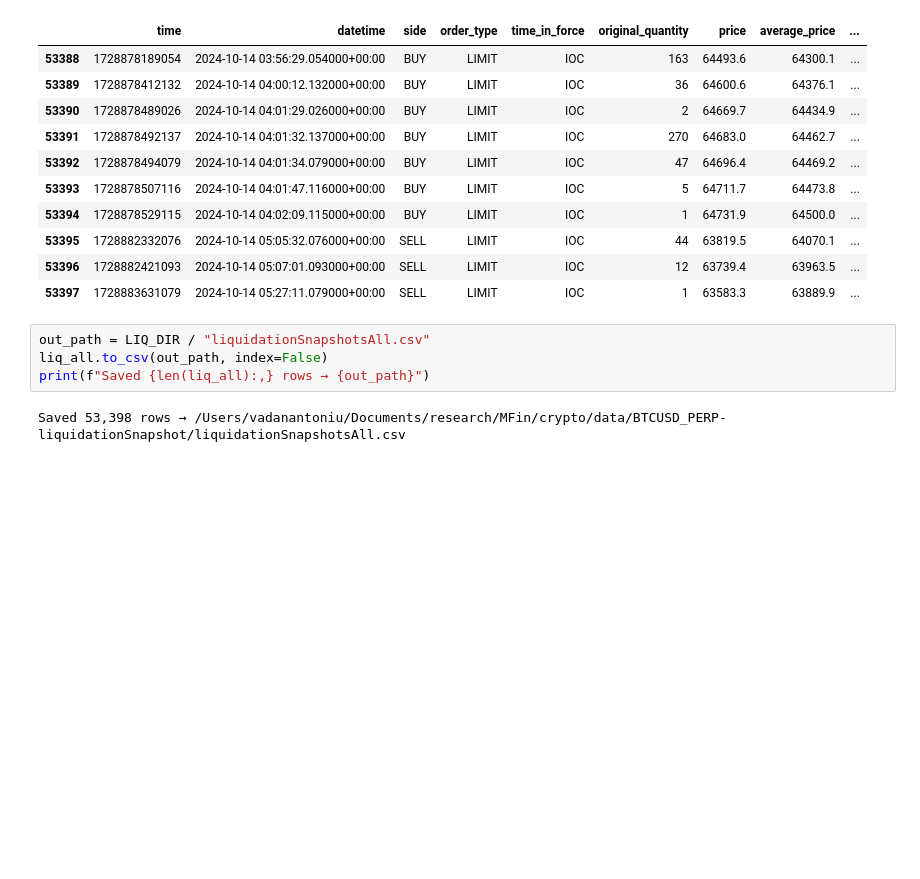
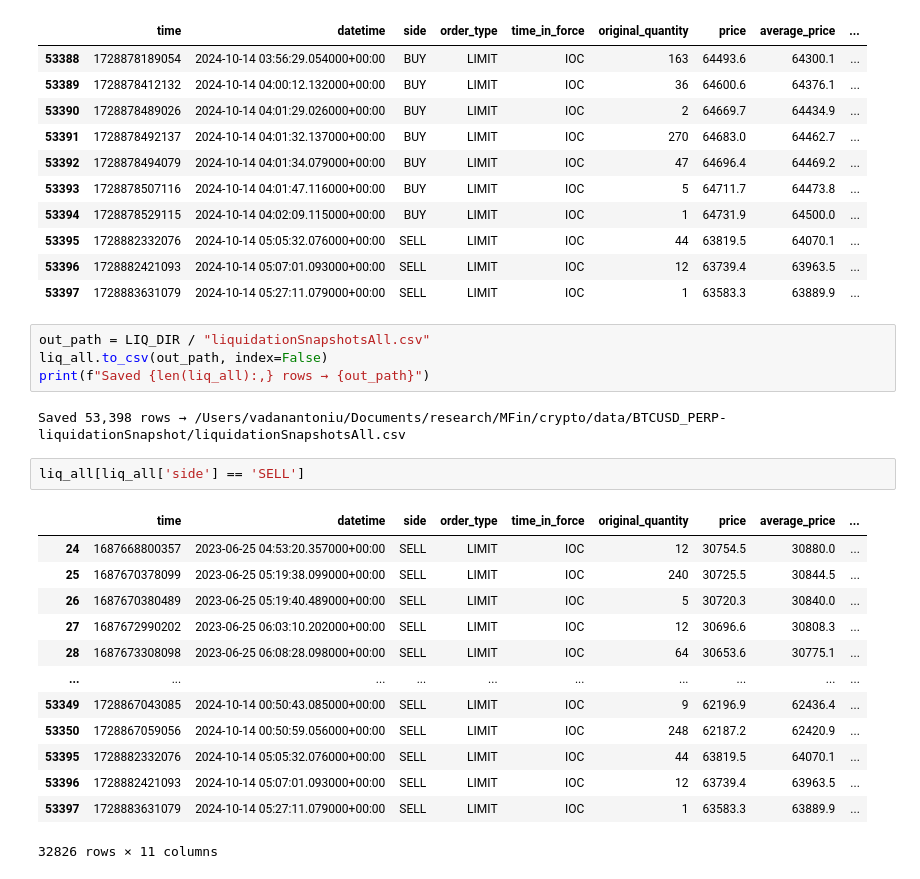
Before and after one commit to antoniuvadan/crypto-research, a Jupyter notebook: data.ipynb, the cells around one changed output. Saved outputs shown, nothing was run; the diff lists cells and outputs as text; blank space fills up the shorter version.

```diff
--- a/data.ipynb
+++ b/data.ipynb
@@ -304,3 +204,19 @@ liq_all.to_csv(out_path, index=False)
 print(f"Saved {len(liq_all):,} rows → {out_path}")
 # %% [output]
 Saved 53,398 rows → /Users/vadanantoniu/Documents/research/MFin/crypto/data/BTCUSD_PERP-liquidationSnapshot/liquidationSnapshotsAll.csv
+# %%
+liq_all[liq_all['side'] == 'SELL']
+# %% [output]
+|  | time | datetime | side | order_type | time_in_force | original_quantity | price | average_price | ... |
+| 24 | 1687668800357 | 2023-06-25 04:53:20.357000+00:00 | SELL | LIMIT | IOC | 12 | 30754.5 | 30880.0 | ... |
+| 25 | 1687670378099 | 2023-06-25 05:19:38.099000+00:00 | SELL | LIMIT | IOC | 240 | 30725.5 | 30844.5 | ... |
+| 26 | 1687670380489 | 2023-06-25 05:19:40.489000+00:00 | SELL | LIMIT | IOC | 5 | 30720.3 | 30840.0 | ... |
+| 27 | 1687672990202 | 2023-06-25 06:03:10.202000+00:00 | SELL | LIMIT | IOC | 12 | 30696.6 | 30808.3 | ... |
+| 28 | 1687673308098 | 2023-06-25 06:08:28.098000+00:00 | SELL | LIMIT | IOC | 64 | 30653.6 | 30775.1 | ... |
+| ... | ... | ... | ... | ... | ... | ... | ... | ... | ... |
+| 53349 | 1728867043085 | 2024-10-14 00:50:43.085000+00:00 | SELL | LIMIT | IOC | 9 | 62196.9 | 62436.4 | ... |
+| 53350 | 1728867059056 | 2024-10-14 00:50:59.056000+00:00 | SELL | LIMIT | IOC | 248 | 62187.2 | 62420.9 | ... |
+| 53395 | 1728882332076 | 2024-10-14 05:05:32.076000+00:00 | SELL | LIMIT | IOC | 44 | 63819.5 | 64070.1 | ... |
+| 53396 | 1728882421093 | 2024-10-14 05:07:01.093000+00:00 | SELL | LIMIT | IOC | 12 | 63739.4 | 63963.5 | ... |
+| 53397 | 1728883631079 | 2024-10-14 05:27:11.079000+00:00 | SELL | LIMIT | IOC | 1 | 63583.3 | 63889.9 | ... |
+32826 rows × 11 columns
```
Also changed, not shown: parts of 13 cells of this notebook, 2 other files.
